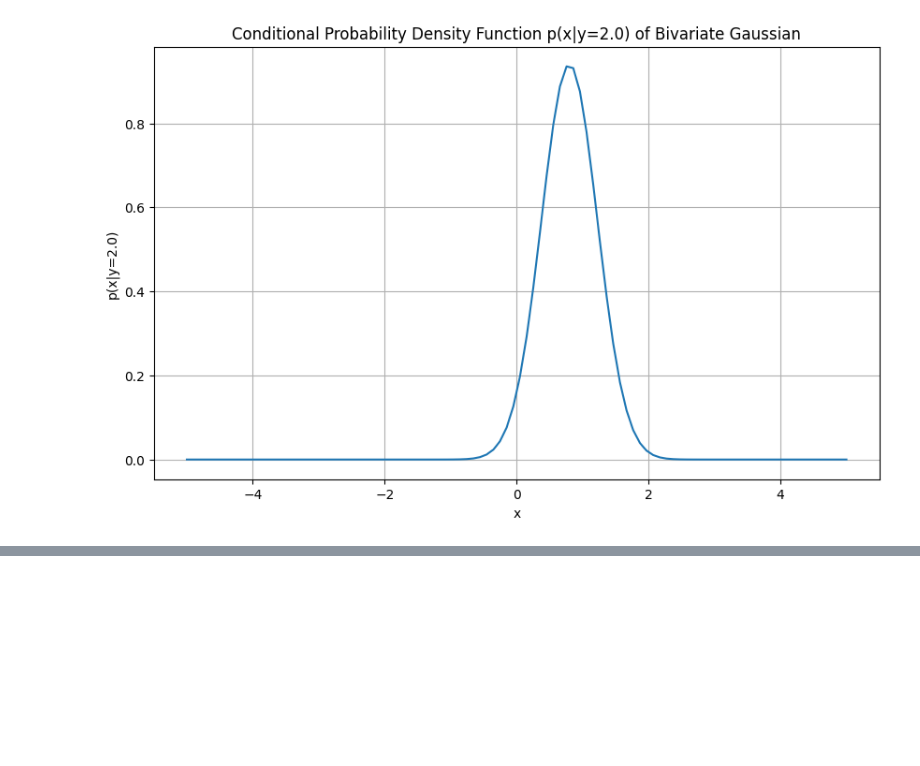
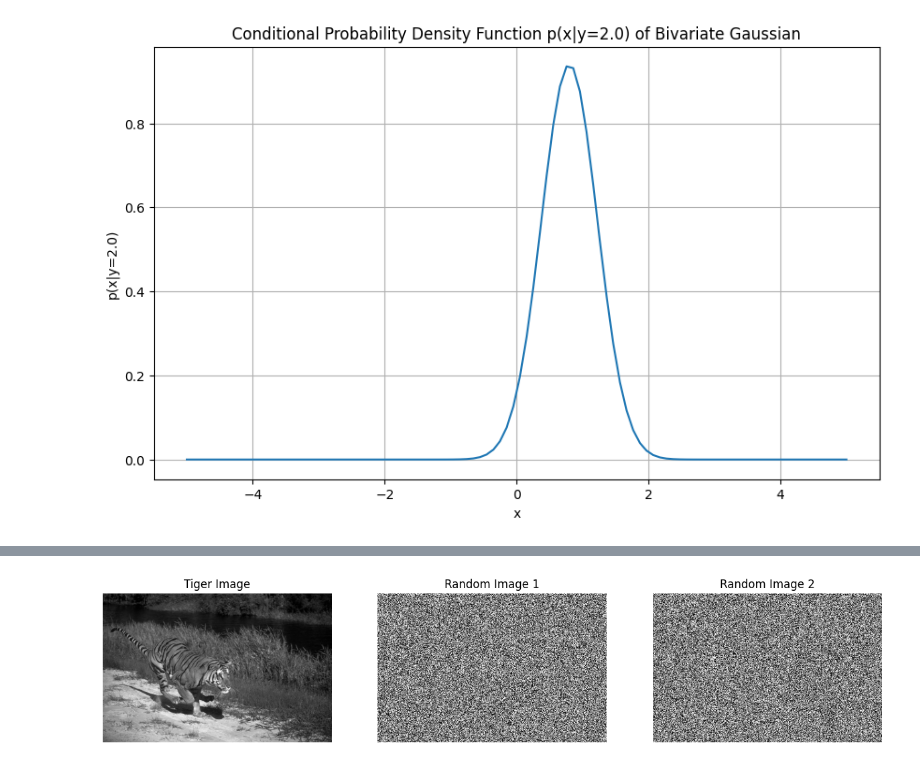
Before and after one commit to elyas21/conditional-probability, a Jupyter notebook: hw2_ElyasAbate.ipynb, the cells around one changed output, grey strips where cells are left out. Cells and saved outputs as stored; diff of their text form; code cells hidden in the pictures; blank space fills up the shorter version.

```diff
--- a/hw2_ElyasAbate.ipynb
+++ b/hw2_ElyasAbate.ipynb
@@ -125,0 +188,33 @@ plt.show()
+# %%
+import numpy as np
+import matplotlib.pyplot as plt
+
+# Set the dimensions of the images
+width, height = 236, 364
+
+# Create two random images
+image1 = np.random.randint(0, 256, (width, height))
+image2 = np.random.randint(0, 256, (width, height))
+
+# Display the images
+fig, axs = plt.subplots(1, 3, figsize=(15, 5))
+
+# Display the tiger image
+axs[0].imshow(matrix, cmap='gray')
+axs[0].set_title('Tiger Image')
+
+# Display the first random image
+axs[1].imshow(image1, cmap='gray')
+axs[1].set_title('Random Image 1')
+
+# Display the second random image
+axs[2].imshow(image2, cmap='gray')
+axs[2].set_title('Random Image 2')
+
+# Remove the axes for all subplots
+for ax in axs:
+    ax.axis('off')
+
+plt.show()
+# %% [output]
+[figure, added]
```
Also changed, not shown: parts of 3 cells of this notebook, 2 other files.
